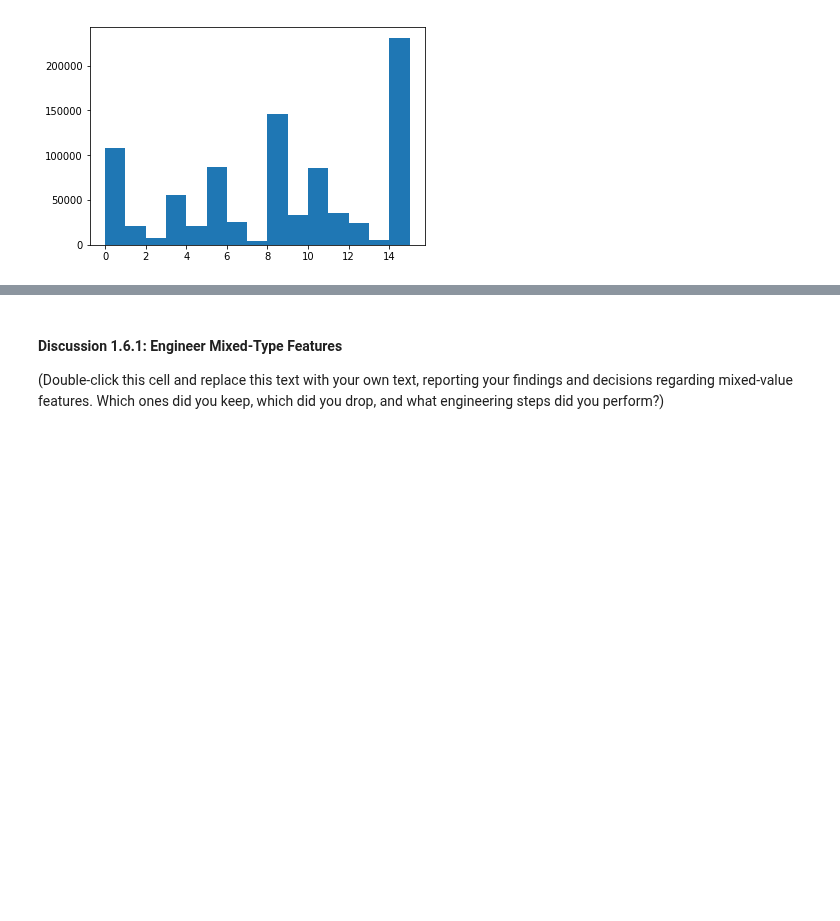
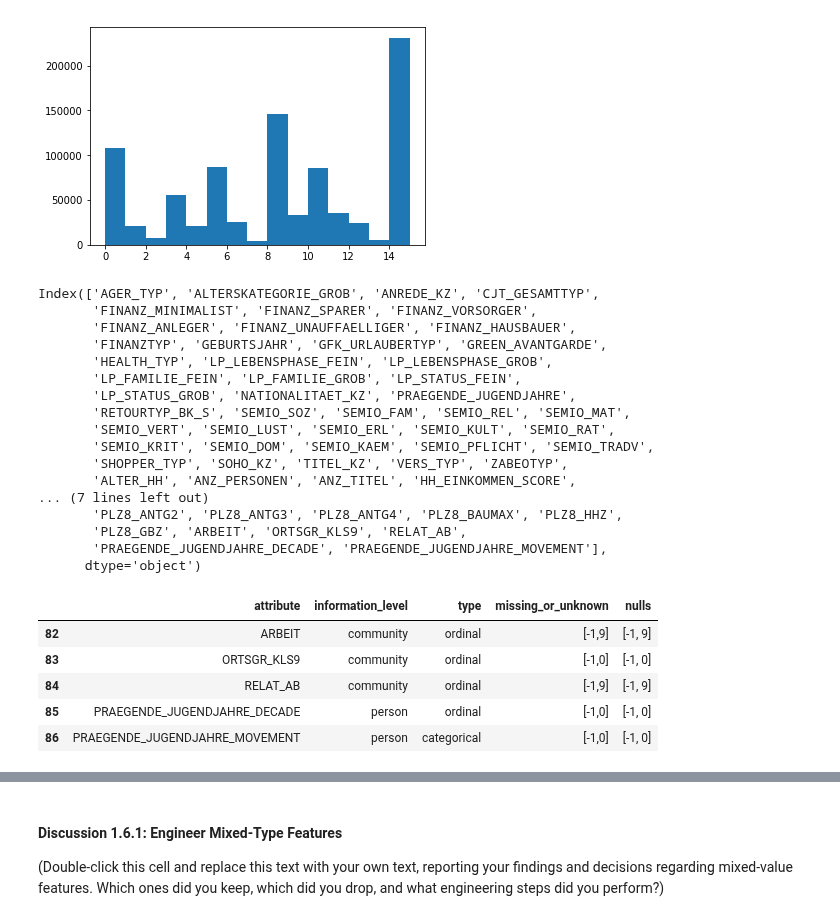
Before and after one commit to jeff-daniels/Udacity-Machine-Learning-Introduction-Nanodegree, a Jupyter notebook: Project 3: Identify Customer Segments/Identify_Customer_Segments.ipynb, the cells around one changed output, grey strips where cells are left out. Drawn from its saved outputs; the diff is of its cells as text; code cells hidden in the pictures; blank space fills up the shorter version.

```diff
--- a/Project 3: Identify Customer Segments/Identify_Customer_Segments.ipynb
+++ b/Project 3: Identify Customer Segments/Identify_Customer_Segments.ipynb
@@ -601,3 +597,72 @@ plt.hist(gen['PRAEGENDE_JUGENDJAHRE'], bins = list(np.sort(gen['PRAEGENDE_JUGEND
 plt.show()
 # %% [output]
 [figure]
+# %%
+def engineer_PRAEGENDE_JUGENDJAHRE(df, feature_df):
+    unknown = [-1, 0]
+
+    mainstream = [1,3,5,8,10,12,14]
+    avantgarde = [2,4,6,7,9,11,13,15]
+    movements = [unknown, mainstream, avantgarde]
+    movement_dict = {}
+
+    forties = [1,2]
+    fifties = [3,4]
+    sixties = [5,6,7]
+    seventies = [8,9]
+    eighties = [10,11,12,13]
+    nineties = [14,15]
+    decades = [unknown, forties, fifties, sixties, seventies, eighties, nineties]
+    decade_dict = {}
+
+    for dictionary, feature in zip([decade_dict, movement_dict], [decades, movements]):
+        value = 0
+        for category in feature:
+            for key in category:
+                dictionary[key] = value
+            value +=1
+
+    df['PRAEGENDE_JUGENDJAHRE_DECADE'] = df['PRAEGENDE_JUGENDJAHRE'].map(decade_dict)
+    df['PRAEGENDE_JUGENDJAHRE_MOVEMENT'] = df['PRAEGENDE_JUGENDJAHRE'].map(movement_dict)
+
+    decade_row = feature_df.loc[feature_df['attribute'] == 'PRAEGENDE_JUGENDJAHRE'].copy()
+    decade_row['attribute'] = decade_row['attribute'] + '_DECADE'
+    decade_row['type'] = 'ordinal'
+    feature_df = feature_df.append(decade_row, ignore_index=True)
+
+    movement_row = feature_df.loc[feature_df['attribute'] == 'PRAEGENDE_JUGENDJAHRE'].copy()
+    movement_row['attribute'] = movement_row['attribute'] + '_MOVEMENT'
+    movement_row['type'] = 'categorical'
+    feature_df = feature_df.append(movement_row, ignore_index=True)
+
+    return df, feature_df
+# %%
+df = gen_original.copy()
+feature_df = feats.copy()
+df, feature_df = engineer_PRAEGENDE_JUGENDJAHRE(df, feature_df)
+print(df.columns)
+feature_df.tail()
+# %% [output]
+Index(['AGER_TYP', 'ALTERSKATEGORIE_GROB', 'ANREDE_KZ', 'CJT_GESAMTTYP',
+       'FINANZ_MINIMALIST', 'FINANZ_SPARER', 'FINANZ_VORSORGER',
+       'FINANZ_ANLEGER', 'FINANZ_UNAUFFAELLIGER', 'FINANZ_HAUSBAUER',
+       'FINANZTYP', 'GEBURTSJAHR', 'GFK_URLAUBERTYP', 'GREEN_AVANTGARDE',
+       'HEALTH_TYP', 'LP_LEBENSPHASE_FEIN', 'LP_LEBENSPHASE_GROB',
+       'LP_FAMILIE_FEIN', 'LP_FAMILIE_GROB', 'LP_STATUS_FEIN',
+       'LP_STATUS_GROB', 'NATIONALITAET_KZ', 'PRAEGENDE_JUGENDJAHRE',
+       'RETOURTYP_BK_S', 'SEMIO_SOZ', 'SEMIO_FAM', 'SEMIO_REL', 'SEMIO_MAT',
+       'SEMIO_VERT', 'SEMIO_LUST', 'SEMIO_ERL', 'SEMIO_KULT', 'SEMIO_RAT',
+       'SEMIO_KRIT', 'SEMIO_DOM', 'SEMIO_KAEM', 'SEMIO_PFLICHT', 'SEMIO_TRADV',
+       'SHOPPER_TYP', 'SOHO_KZ', 'TITEL_KZ', 'VERS_TYP', 'ZABEOTYP',
+       'ALTER_HH', 'ANZ_PERSONEN', 'ANZ_TITEL', 'HH_EINKOMMEN_SCORE',
+... (7 lines left out)
+       'PLZ8_ANTG2', 'PLZ8_ANTG3', 'PLZ8_ANTG4', 'PLZ8_BAUMAX', 'PLZ8_HHZ',
+       'PLZ8_GBZ', 'ARBEIT', 'ORTSGR_KLS9', 'RELAT_AB',
+       'PRAEGENDE_JUGENDJAHRE_DECADE', 'PRAEGENDE_JUGENDJAHRE_MOVEMENT'],
+      dtype='object')
+|  | attribute | information_level | type | missing_or_unknown | nulls |
+| 82 | ARBEIT | community | ordinal | [-1,9] | [-1, 9] |
+| 83 | ORTSGR_KLS9 | community | ordinal | [-1,0] | [-1, 0] |
+| 84 | RELAT_AB | community | ordinal | [-1,9] | [-1, 9] |
+| 85 | PRAEGENDE_JUGENDJAHRE_DECADE | person | ordinal | [-1,0] | [-1, 0] |
+| 86 | PRAEGENDE_JUGENDJAHRE_MOVEMENT | person | categorical | [-1,0] | [-1, 0] |
```
Also changed, not shown: parts of 4 cells of this notebook.
